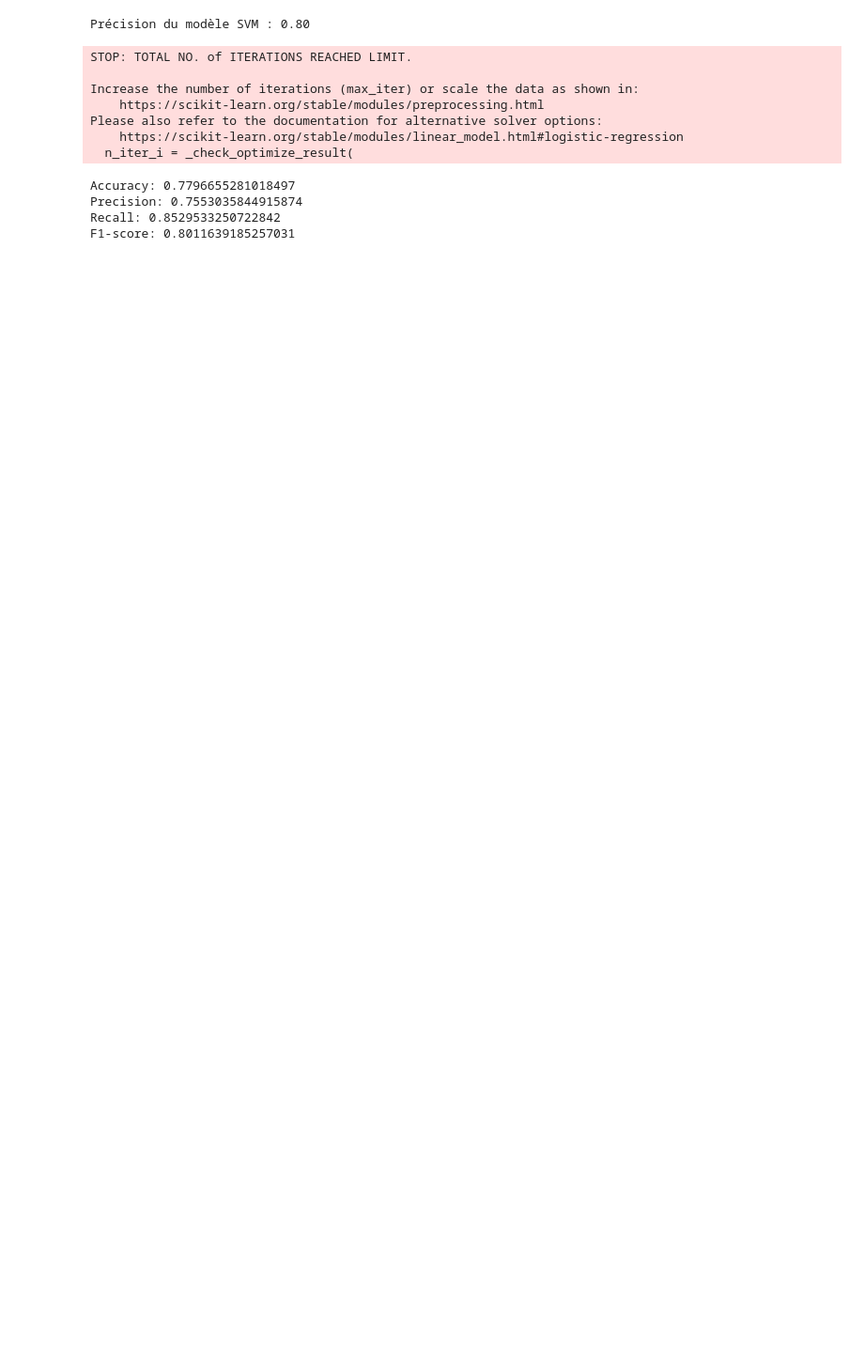
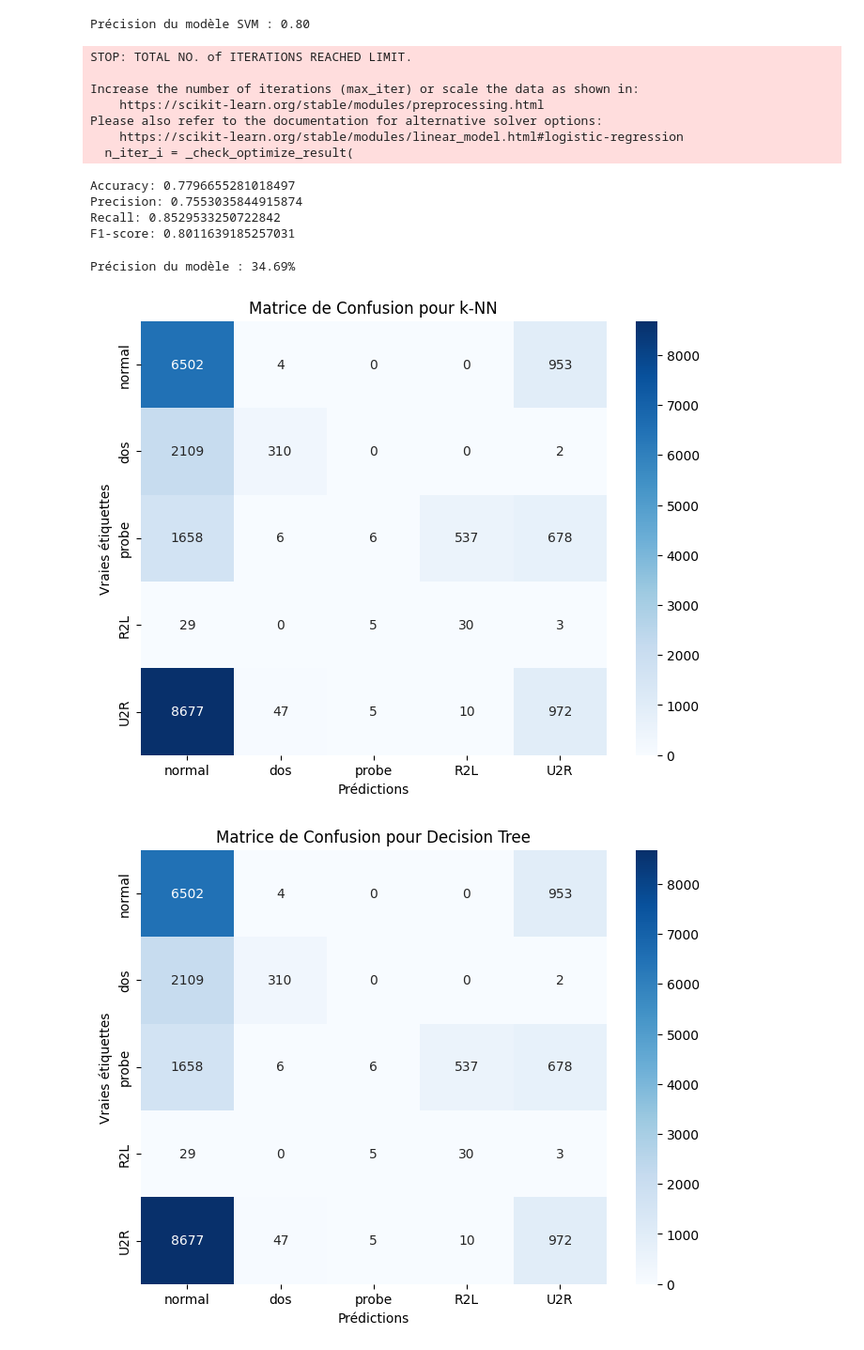
Before and after one commit to dridikalthoum/MLProjectIDS, a Jupyter notebook: Version09_12.ipynb, the cells around one changed output. Shown at 94% size. Saved outputs shown, nothing was run; the diff lists cells and outputs as text; code cells hidden in the pictures; blank space fills up the shorter version.

```diff
--- a/Version09_12.ipynb
+++ b/Version09_12.ipynb
@@ -527,3 +559,68 @@ Accuracy: 0.7796655281018497
 Precision: 0.7553035844915874
 Recall: 0.8529533250722842
 F1-score: 0.8011639185257031
+# %%
+from sklearn.model_selection import train_test_split
+from sklearn.naive_bayes import GaussianNB
+from sklearn import datasets
+from sklearn import metrics  # Add this line
+
+
+# Création du modèle Naive Bayes
+model = GaussianNB()
+
+# Entraînement du modèle
+model.fit(X_train_selected, Y_train)
+
+# Prédictions sur l'ensemble de test
+y_pred = model.predict(X_test_selected)
+
+# Évaluation de la précision
+accuracy = metrics.accuracy_score(Y_test, y_pred)
+print("Précision du modèle : {:.2f}%".format(accuracy * 100))
+# %% [output]
+Précision du modèle : 34.69%
+# %%
+from sklearn.metrics import confusion_matrix
+import seaborn as sns
+import matplotlib.pyplot as plt
+class_names = ['normal', 'dos', 'probe', 'R2L', 'U2R']
+
+# k-NN
+conf_matrix_knn = confusion_matrix(Y_test, y_pred)
+plt.figure(figsize=(8, 6))
+sns.heatmap(conf_matrix_knn, annot=True, fmt='d', cmap='Blues', xticklabels=class_names, yticklabels=class_names)
+plt.title('Matrice de Confusion pour k-NN')
+plt.xlabel('Prédictions')
+plt.ylabel('Vraies étiquettes')
+plt.show()
+
+# Decision Tree
+conf_matrix_dt = confusion_matrix(Y_test, y_pred)
+plt.figure(figsize=(8, 6))
+sns.heatmap(conf_matrix_dt, annot=True, fmt='d', cmap='Blues', xticklabels=class_names, yticklabels=class_names)
+plt.title('Matrice de Confusion pour Decision Tree')
+plt.xlabel('Prédictions')
+plt.ylabel('Vraies étiquettes')
+plt.show()
+
+# SVM
+conf_matrix_svm = confusion_matrix(Y_test, Y_pred)
+plt.figure(figsize=(8, 6))
+sns.heatmap(conf_matrix_svm, annot=True, fmt='d', cmap='Blues', xticklabels=class_names, yticklabels=class_names)
+plt.title('Matrice de Confusion pour SVM')
+plt.xlabel('Prédictions')
+plt.ylabel('Vraies étiquettes')
+plt.show()
+
+# Logistic Regression
+conf_matrix_lgr = confusion_matrix(Y_test, y_pred_LGR)
+plt.figure(figsize=(8, 6))
+sns.heatmap(conf_matrix_lgr, annot=True, fmt='d', cmap='Blues', xticklabels=class_names, yticklabels=class_names)
+plt.title('Matrice de Confusion pour Logistic Regression')
+plt.xlabel('Prédictions')
+plt.ylabel('Vraies étiquettes')
+plt.show()
+# %% [output]
+[figure, added]
+[figure, added]
```
Also changed, not shown: parts of 10 cells of this notebook, 2 other files.
